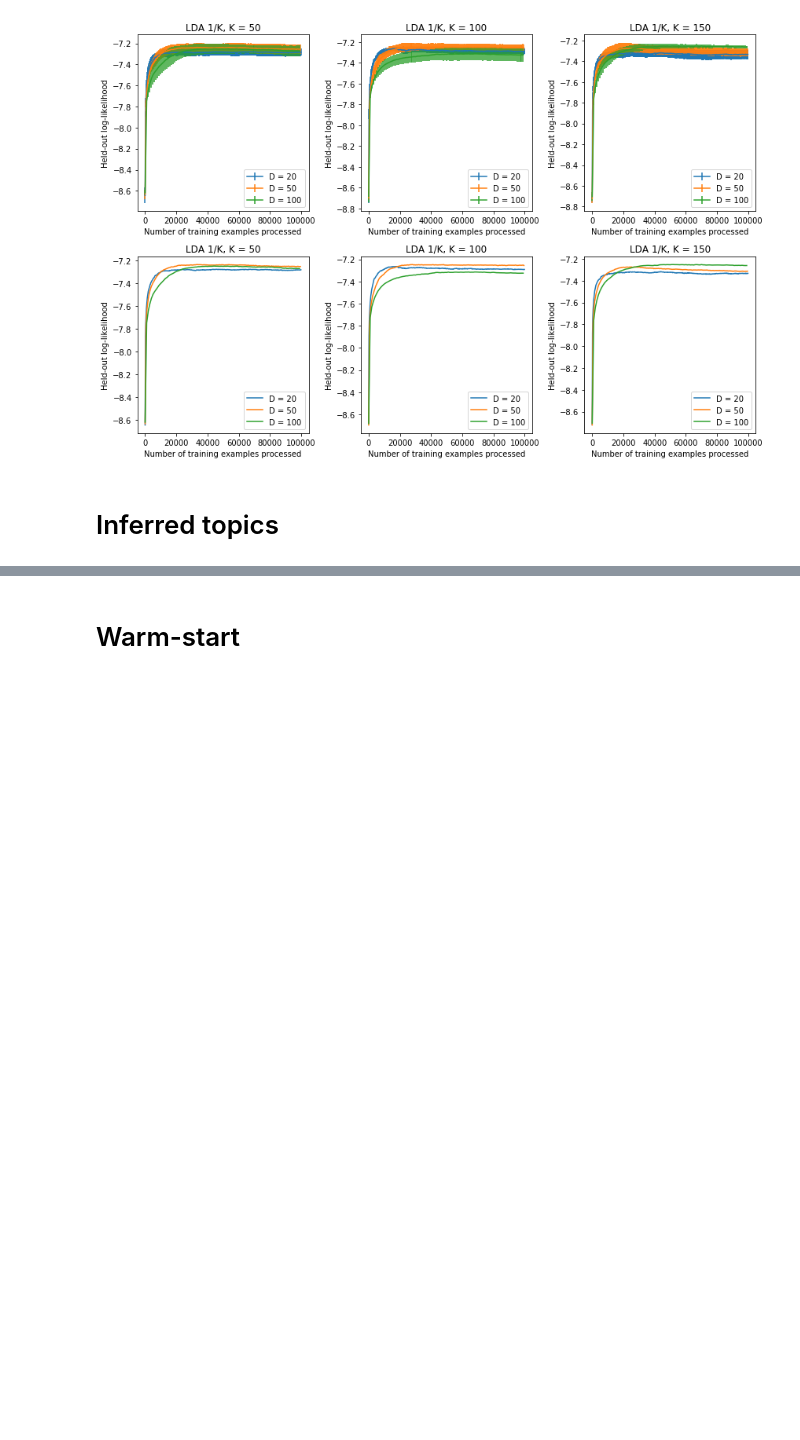
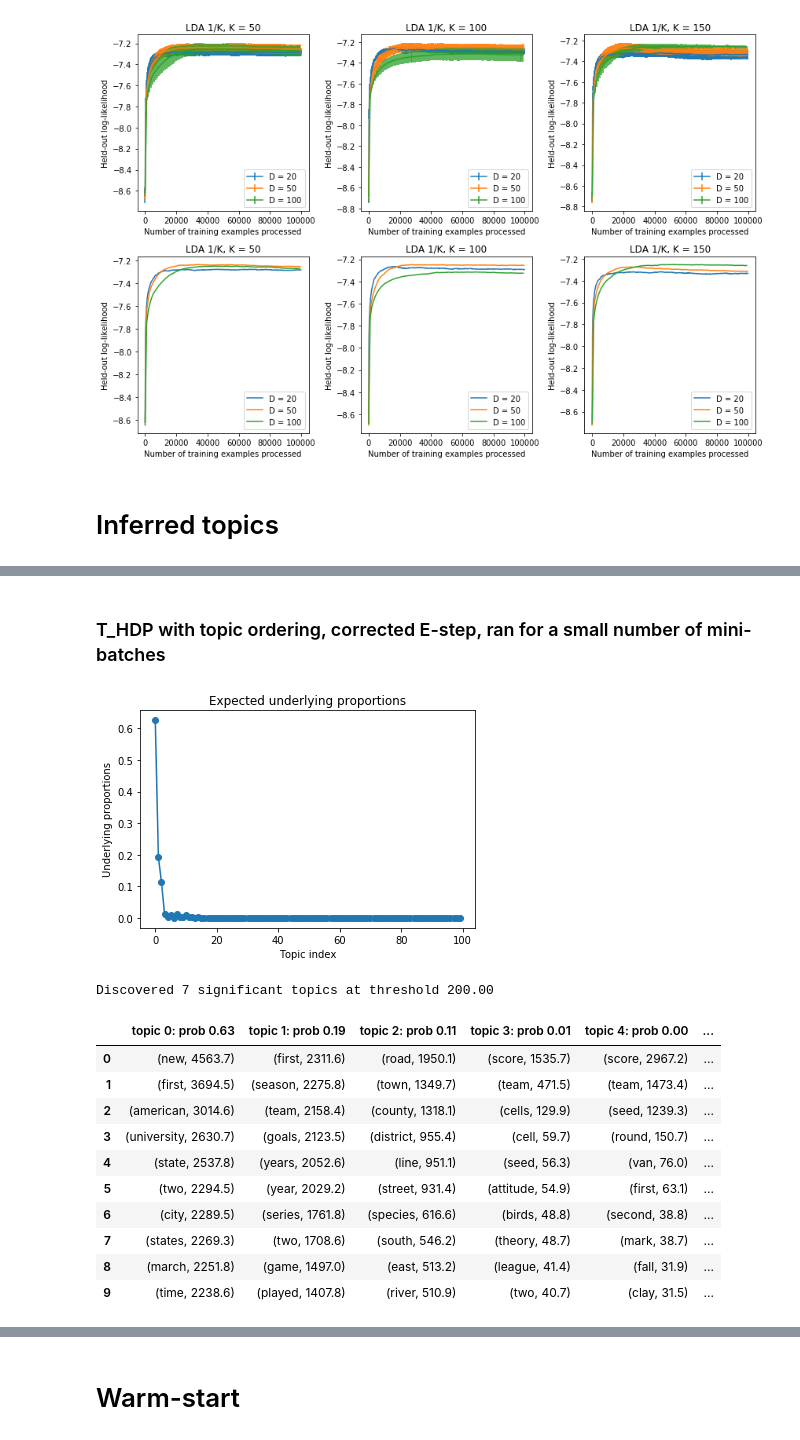
Before and after one commit to tinnguyen96/online-hdp, a Jupyter notebook: Report.ipynb, the cells around one changed output, grey strips where cells are left out. Drawn from its saved outputs; the diff is of its cells as text; code cells hidden in the pictures; blank space fills up the shorter version.

```diff
--- a/Report.ipynb
+++ b/Report.ipynb
@@ -413,0 +457,28 @@ Discovered 13 significant topics at threshold 200.00
+# %% [markdown]
+### T_HDP with topic ordering, corrected E-step, ran for a small number of mini-batches
+# %%
+vocabfile = "dictnostops.txt"
+file = {}
+file["lambda"] ="results/thdpK100_T20_D50_wiki10k_wiki1k/lambda-100.dat"
+file["a"] ="results/thdpK100_T20_D50_wiki10k_wiki1k/a-100.dat"
+file["b"] ="results/thdpK100_T20_D50_wiki10k_wiki1k/b-100.dat"
+normalized = False
+method = "thdp"
+threshold = 200
+displaycount = 10
+df = printtopics(vocabfile, file, method, normalized, threshold, displaycount)
+df
+# %% [output]
+[figure, added]
+Discovered 7 significant topics at threshold 200.00
+|  | topic 0: prob 0.63 | topic 1: prob 0.19 | topic 2: prob 0.11 | topic 3: prob 0.01 | topic 4: prob 0.00 | ... |
+| 0 | (new, 4563.7) | (first, 2311.6) | (road, 1950.1) | (score, 1535.7) | (score, 2967.2) | ... |
+| 1 | (first, 3694.5) | (season, 2275.8) | (town, 1349.7) | (team, 471.5) | (team, 1473.4) | ... |
+| 2 | (american, 3014.6) | (team, 2158.4) | (county, 1318.1) | (cells, 129.9) | (seed, 1239.3) | ... |
+| 3 | (university, 2630.7) | (goals, 2123.5) | (district, 955.4) | (cell, 59.7) | (round, 150.7) | ... |
+| 4 | (state, 2537.8) | (years, 2052.6) | (line, 951.1) | (seed, 56.3) | (van, 76.0) | ... |
+| 5 | (two, 2294.5) | (year, 2029.2) | (street, 931.4) | (attitude, 54.9) | (first, 63.1) | ... |
+| 6 | (city, 2289.5) | (series, 1761.8) | (species, 616.6) | (birds, 48.8) | (second, 38.8) | ... |
+| 7 | (states, 2269.3) | (two, 1708.6) | (south, 546.2) | (theory, 48.7) | (mark, 38.7) | ... |
+| 8 | (march, 2251.8) | (game, 1497.0) | (east, 513.2) | (league, 41.4) | (fall, 31.9) | ... |
+| 9 | (time, 2238.6) | (played, 1407.8) | (river, 510.9) | (two, 40.7) | (clay, 31.5) | ... |
```
Also changed, not shown: parts of 11 cells of this notebook, 9 other files.
